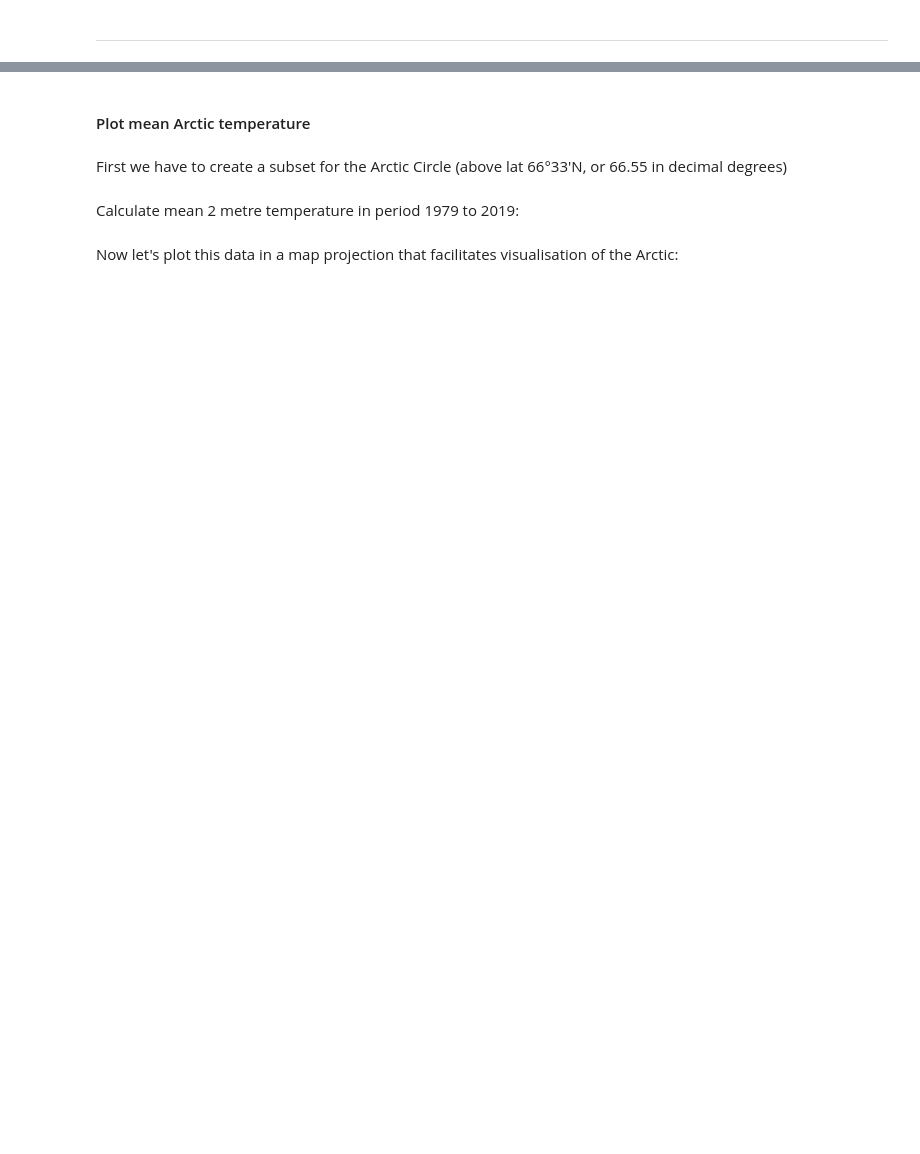
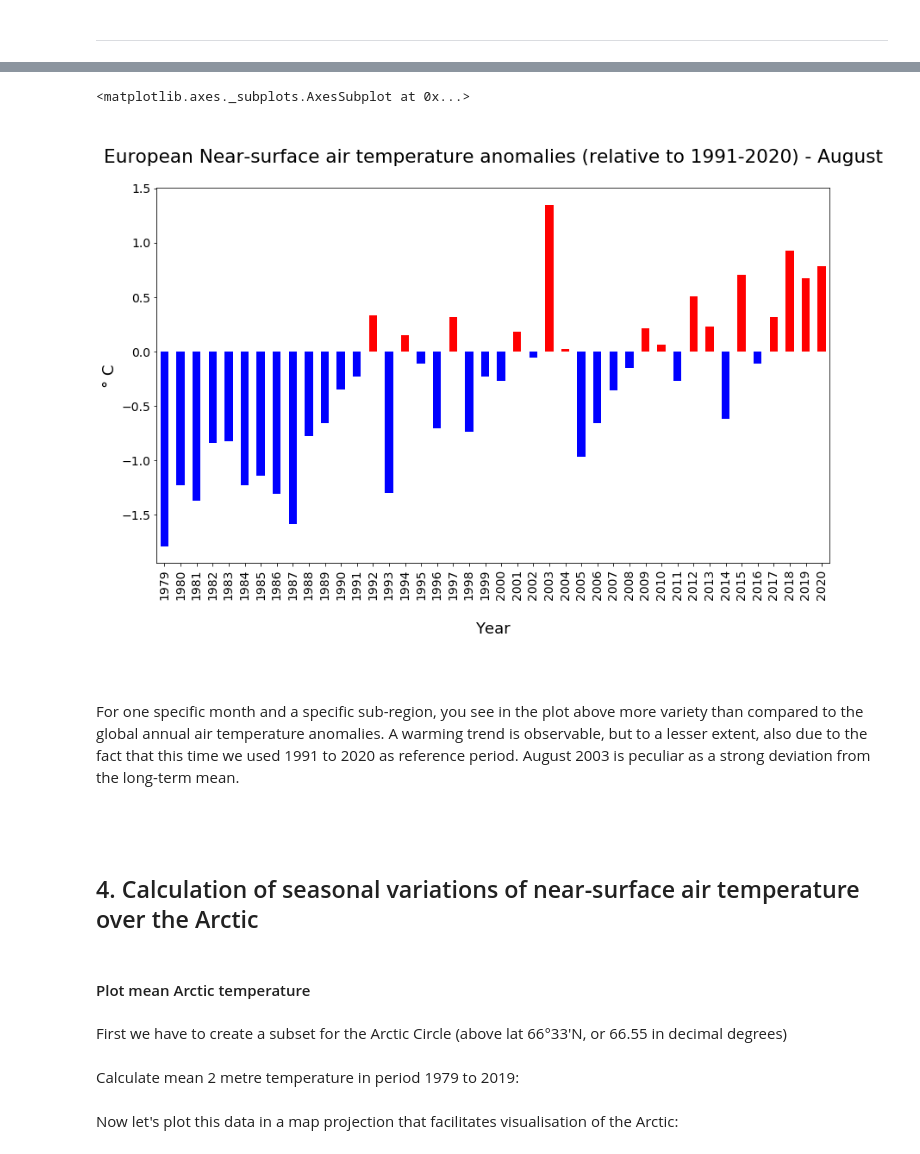
Before and after one commit to tessac2/copernicus-training, a Jupyter notebook: 111_c3s_climatologies_trends.ipynb, the cells around one changed output, grey strips where cells are left out. Saved outputs shown, nothing was run; the diff lists cells and outputs as text; code cells hidden in the pictures; blank space fills up the shorter version.

```diff
--- a/111_c3s_climatologies_trends.ipynb
+++ b/111_c3s_climatologies_trends.ipynb
@@ -764,0 +873,3 @@ We will now focus our attention over the Arctic. Here we will repeat the analysi
+# %%
+era5_t2m_eur_anomalies_aug_agg = era5_t2m_eur_anomalies_aug.mean(['latitude','longitude'])
+era5_t2m_eur_anomalies_aug_agg
@@ -764,0 +896,6 @@ We will now focus our attention over the Arctic. Here we will repeat the analysi
+# %%
+df_eur_aug = era5_t2m_eur_anomalies_aug_agg.to_dataframe()
+df_eur_aug['positive'] = df_eur_aug['t2m'] > 0
+df_eur_aug.index = df_eur_aug.index.year
+
+df_eur_aug
@@ -765,3 +933,25 @@ We will now focus our attention over the Arctic. Here we will repeat the analysi
+# %%
+plt.rcParams.update({'font.size': 18}) # must set in top
+df_eur_aug['t2m'].plot(
+    figsize=(14,8),
+    kind='bar',
+    color=df_eur_aug.positive.map({True: 'red', False: 'blue'}),
+    fontsize=14,
+    xlabel='\nYear',
+    ylabel='° C',
+    title='\nEuropean near-surface air temperature anomalies (relative to 1991-2020) - August\n',
+    )
+# %% [output]
+<matplotlib.axes._subplots.AxesSubplot at 0x...>
+[figure, added]
+# %% [markdown]
+<br>
+# %% [markdown]
+For one specific month and a specific sub-region, you see in the plot above more variety than compared to the global annual air temperature anomalies. A warming trend is observable, but to a lesser extent, also due to the fact that this time we used 1991 to 2020 as reference period. August 2003 is peculiar as a strong deviation from the long-term mean.
+# %% [markdown]
+<br>
+# %% [markdown]
+## <a id='seasonal_arctic'></a>4. Calculation of seasonal variations of near-surface air temperature over the Arctic
 # %% [markdown]
 #### Plot mean Arctic temperature
 # %% [markdown]
```
Also changed, not shown: parts of 99 cells of this notebook, 2 other files.
